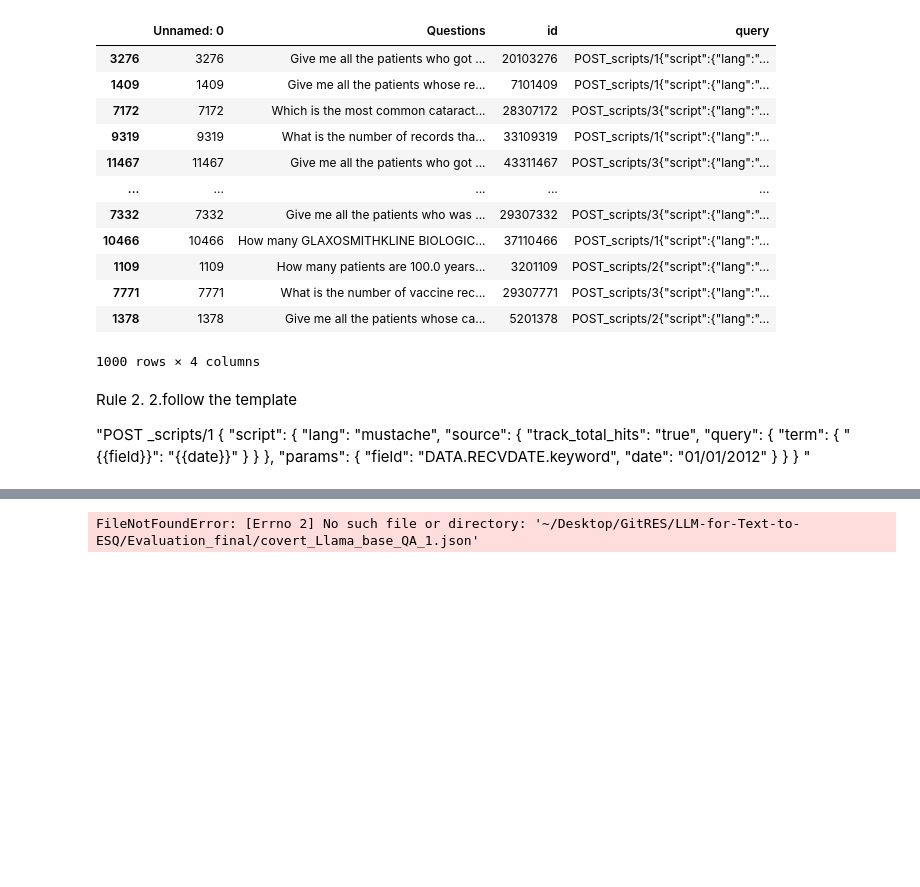
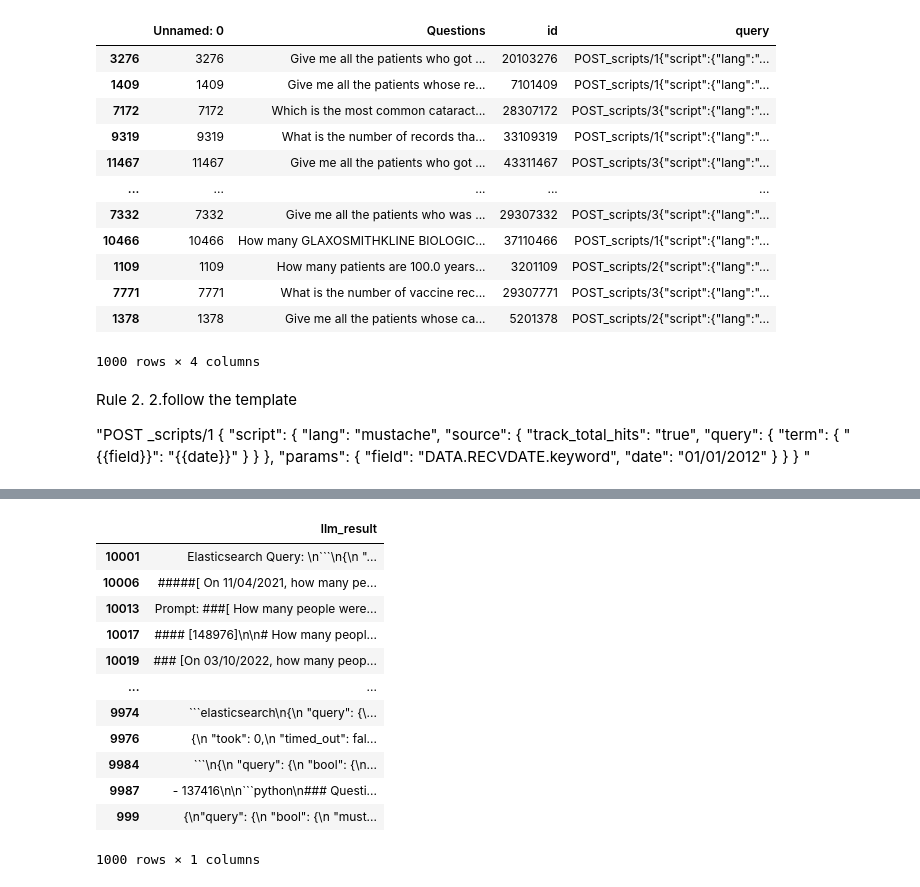
Before and after one commit to SteveZwl/LLM-for-Text-to-ESQ, a Jupyter notebook: LLM Model/Llama2-13b/Llama-2-13b-Base.ipynb, the cells around one changed output, grey strips where cells are left out. Drawn from its saved outputs; the diff is of its cells as text; code cells hidden in the pictures; blank space fills up the shorter version.

Commit message:
joint prompts

````diff
--- a/LLM Model/Llama2-13b/Llama-2-13b-Base.ipynb
+++ b/LLM Model/Llama2-13b/Llama-2-13b-Base.ipynb
@@ -262,19 +267,36 @@ result_df.to_json('~/Desktop/GitRES/LLM-for-Text-to-ESQ/Evaluation_final/covert_
+# %%
+pd.set_option('display.max_colwidth', None)
+import pandas as pd
+df = pd.read_json (r'~/Desktop/GitRES/LLM-for-Text-to-ESQ/Evaluation_final/covert_Llama_base_QAC_1.json')
+df
+# %% [output]
+|  | llm_result |
+| 10001 | Elasticsearch Query: \n```\n{\n "... |
+| 10006 | #####[ On 11/04/2021, how many pe... |
+| 10013 | Prompt: ###[ How many people were... |
+| 10017 | #### [148976]\n\n# How many peopl... |
+| 10019 | ### [On 03/10/2022, how many peop... |
+| ... | ... |
+| 9974 | ```elasticsearch\n{\n "query": {\... |
+| 9976 | {\n "took": 0,\n "timed_out": fal... |
+| 9984 | ```\n{\n "query": {\n "bool": {\n... |
+| 9987 | - 137416\n\n```python\n### Questi... |
+| 999 | {\n"query": {\n "bool": {\n "must... |
+1000 rows × 1 columns
 # %%
-import json
+# import json
 
-# Opening JSON file
-f = open("~/Desktop/GitRES/LLM-for-Text-to-ESQ/Evaluation_final/covert_Llama_base_QA_1.json")
+# # Opening JSON file
+# f = open("~/Desktop/GitRES/LLM-for-Text-to-ESQ/Evaluation_final/covert_Llama_base_QAB_1.json")
 
-# returns JSON object as
-# a dictionary
-data = json.load(f)
+# # returns JSON object as
+# # a dictionary
+# data = json.load(f)
 
-# Iterating through the json
-# list
-print(data)
+# # Iterating through the json
+# # list
+# print(data)
 
-# Closing file
-f.close()
+# # Closing file
+# f.close()
-# %% [output]
-FileNotFoundError: [Errno 2] No such file or directory: '~/Desktop/GitRES/LLM-for-Text-to-ESQ/Evaluation_final/covert_Llama_base_QA_1.json'
 # %%
````
Also changed, not shown: parts of 10 cells of this notebook, 34 other files.
